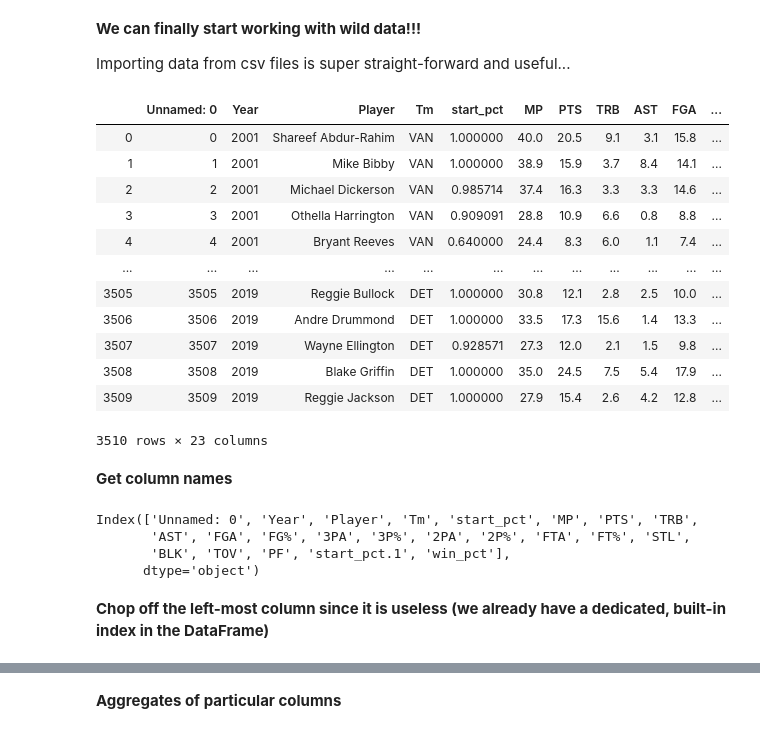
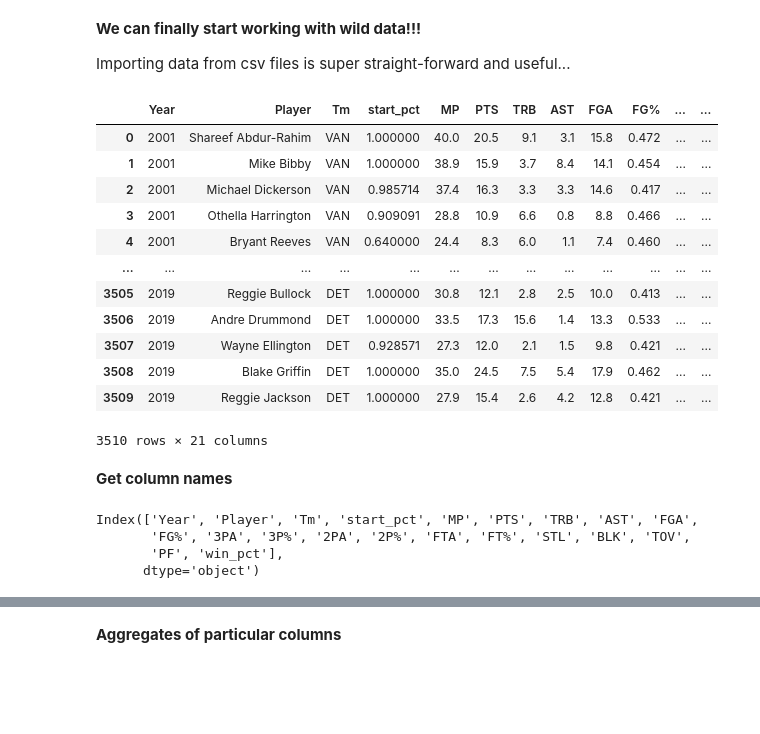
Before and after one commit to adithyasolai/python-tutoring, a Jupyter notebook: lessons/lesson5.ipynb, the cells around one changed output, grey strips where cells are left out. Saved outputs shown, nothing was run; the diff lists cells and outputs as text; code cells hidden in the pictures; blank space fills up the shorter version.

```diff
--- a/lessons/lesson5.ipynb
+++ b/lessons/lesson5.ipynb
@@ -227,34 +223,32 @@ import pandas as pd
 
 Importing data from csv files is super straight-forward and useful...
 # %%
-nba = pd.read_csv("NBA Reg Season Player Avgs with Win Pct 2000-2019.csv")
+nba = pd.read_csv("./datasets/NBA Reg Season Player Avgs with Win Pct 2000-2019.csv")
 
 display(nba)
 
 # (if you want to export an Excel file into a Pandas Dataframe, just download the Excel
 # sheet as a csv file, and repeat what we did above)
 # %% [output]
-|  | Unnamed: 0 | Year | Player | Tm | start_pct | MP | PTS | TRB | AST | FGA | ... |
-| 0 | 0 | 2001 | Shareef Abdur-Rahim | VAN | 1.000000 | 40.0 | 20.5 | 9.1 | 3.1 | 15.8 | ... |
-| 1 | 1 | 2001 | Mike Bibby | VAN | 1.000000 | 38.9 | 15.9 | 3.7 | 8.4 | 14.1 | ... |
-| 2 | 2 | 2001 | Michael Dickerson | VAN | 0.985714 | 37.4 | 16.3 | 3.3 | 3.3 | 14.6 | ... |
-| 3 | 3 | 2001 | Othella Harrington | VAN | 0.909091 | 28.8 | 10.9 | 6.6 | 0.8 | 8.8 | ... |
-| 4 | 4 | 2001 | Bryant Reeves | VAN | 0.640000 | 24.4 | 8.3 | 6.0 | 1.1 | 7.4 | ... |
-| ... | ... | ... | ... | ... | ... | ... | ... | ... | ... | ... | ... |
-| 3505 | 3505 | 2019 | Reggie Bullock | DET | 1.000000 | 30.8 | 12.1 | 2.8 | 2.5 | 10.0 | ... |
-| 3506 | 3506 | 2019 | Andre Drummond | DET | 1.000000 | 33.5 | 17.3 | 15.6 | 1.4 | 13.3 | ... |
-| 3507 | 3507 | 2019 | Wayne Ellington | DET | 0.928571 | 27.3 | 12.0 | 2.1 | 1.5 | 9.8 | ... |
-| 3508 | 3508 | 2019 | Blake Griffin | DET | 1.000000 | 35.0 | 24.5 | 7.5 | 5.4 | 17.9 | ... |
-| 3509 | 3509 | 2019 | Reggie Jackson | DET | 1.000000 | 27.9 | 15.4 | 2.6 | 4.2 | 12.8 | ... |
+|  | Year | Player | Tm | start_pct | MP | PTS | TRB | AST | FGA | FG% | ... | ... |
+| 0 | 2001 | Shareef Abdur-Rahim | VAN | 1.000000 | 40.0 | 20.5 | 9.1 | 3.1 | 15.8 | 0.472 | ... | ... |
+| 1 | 2001 | Mike Bibby | VAN | 1.000000 | 38.9 | 15.9 | 3.7 | 8.4 | 14.1 | 0.454 | ... | ... |
+| 2 | 2001 | Michael Dickerson | VAN | 0.985714 | 37.4 | 16.3 | 3.3 | 3.3 | 14.6 | 0.417 | ... | ... |
+| 3 | 2001 | Othella Harrington | VAN | 0.909091 | 28.8 | 10.9 | 6.6 | 0.8 | 8.8 | 0.466 | ... | ... |
+| 4 | 2001 | Bryant Reeves | VAN | 0.640000 | 24.4 | 8.3 | 6.0 | 1.1 | 7.4 | 0.460 | ... | ... |
+| ... | ... | ... | ... | ... | ... | ... | ... | ... | ... | ... | ... | ... |
+| 3505 | 2019 | Reggie Bullock | DET | 1.000000 | 30.8 | 12.1 | 2.8 | 2.5 | 10.0 | 0.413 | ... | ... |
+| 3506 | 2019 | Andre Drummond | DET | 1.000000 | 33.5 | 17.3 | 15.6 | 1.4 | 13.3 | 0.533 | ... | ... |
+| 3507 | 2019 | Wayne Ellington | DET | 0.928571 | 27.3 | 12.0 | 2.1 | 1.5 | 9.8 | 0.421 | ... | ... |
+| 3508 | 2019 | Blake Griffin | DET | 1.000000 | 35.0 | 24.5 | 7.5 | 5.4 | 17.9 | 0.462 | ... | ... |
+| 3509 | 2019 | Reggie Jackson | DET | 1.000000 | 27.9 | 15.4 | 2.6 | 4.2 | 12.8 | 0.421 | ... | ... |
-3510 rows × 23 columns
+3510 rows × 21 columns
 # %% [markdown]
 **Get column names**
 # %%
 print(nba.columns)
 # %% [output]
-Index(['Unnamed: 0', 'Year', 'Player', 'Tm', 'start_pct', 'MP', 'PTS', 'TRB',
-       'AST', 'FGA', 'FG%', '3PA', '3P%', '2PA', '2P%', 'FTA', 'FT%', 'STL',
-       'BLK', 'TOV', 'PF', 'start_pct.1', 'win_pct'],
+Index(['Year', 'Player', 'Tm', 'start_pct', 'MP', 'PTS', 'TRB', 'AST', 'FGA',
+       'FG%', '3PA', '3P%', '2PA', '2P%', 'FTA', 'FT%', 'STL', 'BLK', 'TOV',
+       'PF', 'win_pct'],
       dtype='object')
-# %% [markdown]
-**Chop off the left-most column since it is useless (we already have a dedicated, built-in index in the DataFrame)**
```
Also changed, not shown: parts of 15 cells of this notebook, 28 other files.
